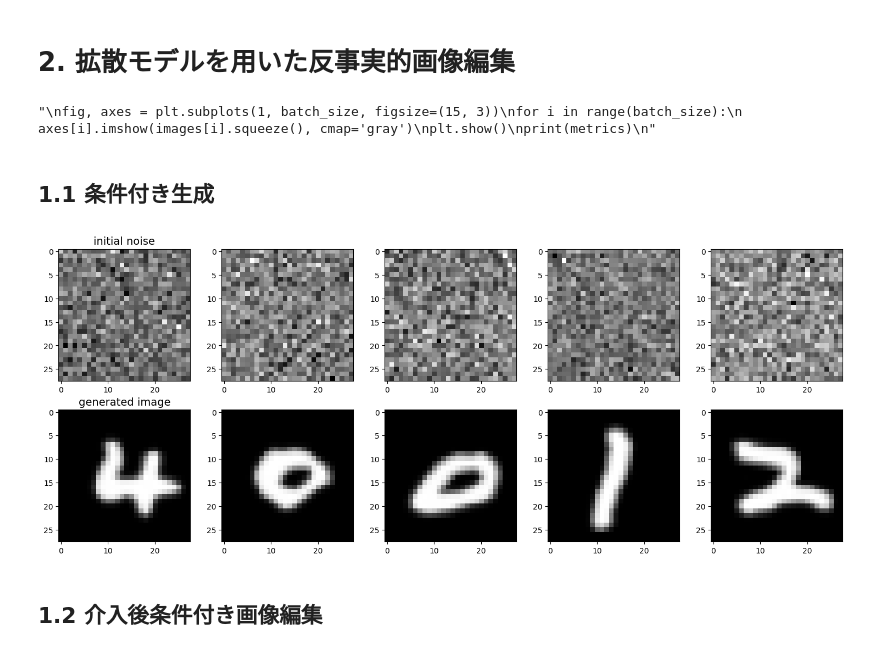
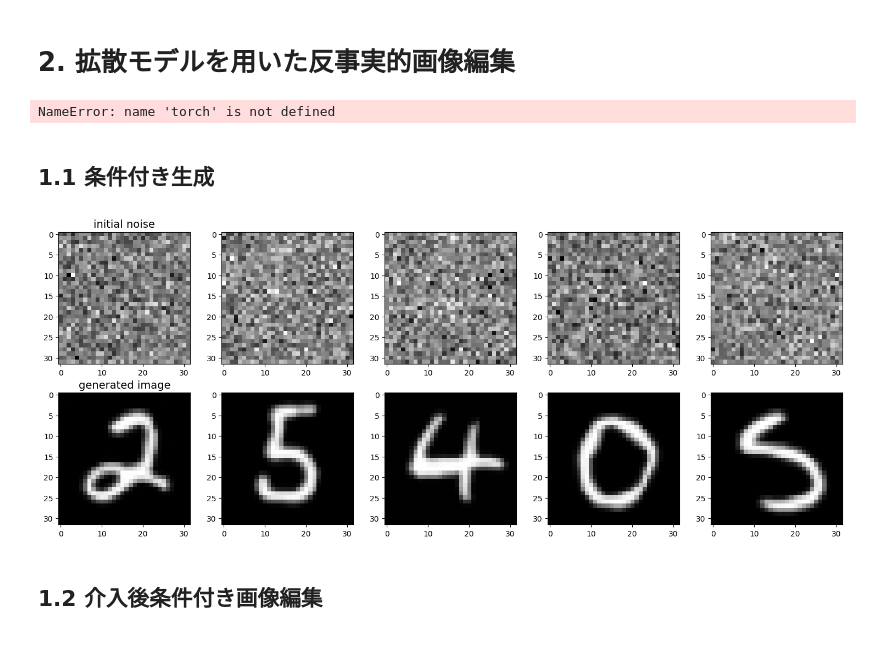
Before and after one commit to hashikun917/Diffusion, a Jupyter notebook: notebooks/250715条件情報ごとに別々のMLPを構築して特徴マップに加算する検証.ipynb, the cells around one changed output. Saved outputs shown, nothing was run; the diff lists cells and outputs as text; code cells hidden in the pictures.

```diff
--- a/notebooks/250715条件情報ごとに別々のMLPを構築して特徴マップに加算する検証.ipynb
+++ b/notebooks/250715条件情報ごとに別々のMLPを構築して特徴マップに加算する検証.ipynb
@@ -149,6 +149,7 @@ import matplotlib.pyplot as plt
 
 from torch.utils.data import DataLoader
 from dataset.morphomnist import MorphoMNISTLike
+from diffusion.utils.utils import resize_images
 
 # Example usage
 batch_size = 1
@@ -158,7 +159,9 @@ data_loader = DataLoader(dataset, batch_size=batch_size, shuffle=True)
 intensity = next(iter(data_loader))['intensity'][:, None].float()
 thickness = next(iter(data_loader))['thickness'][:, None].float()
 metrics = torch.cat([intensity, thickness], dim=1).to(device)
-images = next(iter(data_loader))['image'] / 255.0 # 値のスケールに注意せよ
+images = next(iter(data_loader))['image'].unsqueeze(1) / 255.0 # 値のスケールに注意せよ
+images = resize_images(images, (32, 32)).squeeze(1)
+
 
 """
 fig, axes = plt.subplots(1, batch_size, figsize=(15, 3))
@@ -168,21 +171,21 @@ plt.show()
 print(metrics)
 """
 # %% [output]
-"\nfig, axes = plt.subplots(1, batch_size, figsize=(15, 3))\nfor i in range(batch_size):\n    axes[i].imshow(images[i].squeeze(), cmap='gray')\nplt.show()\nprint(metrics)\n"
+NameError: name 'torch' is not defined
 # %% [markdown]
 ## 1.1 条件付き生成
 # %%
 import importlib
 from diffusion.utils import sample
 
 importlib.reload(sample)
 
 from diffusion.utils.sample import conditional_ddim_plot_samples
 
 
-conditional_ddim_plot_samples(denoise_model, eta=0.0, interval=1, cond=metrics, w=0.1, image_size=28, batch_size=5, timesteps=500)
+conditional_ddim_plot_samples(denoise_model, eta=0.0, interval=1, cond=metrics, w=0.1, image_size=32, batch_size=5, timesteps=500)
 # %% [output]
-[figure, old version]
+[figure, new version]
 # %% [markdown]
 ## 1.2 介入後条件付き画像編集
 # %% [markdown]
```
Also changed, not shown: parts of 5 cells of this notebook, 8 other files.
